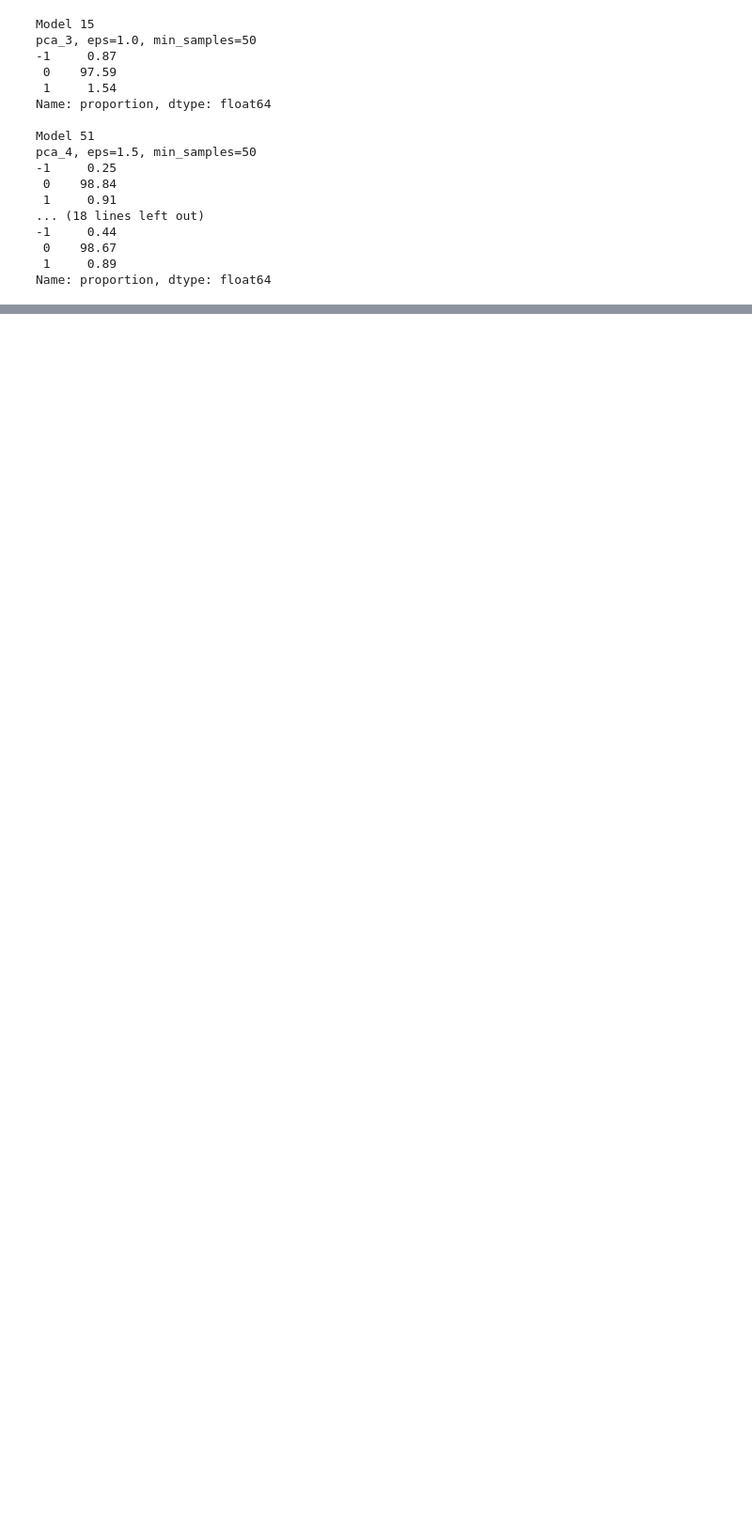
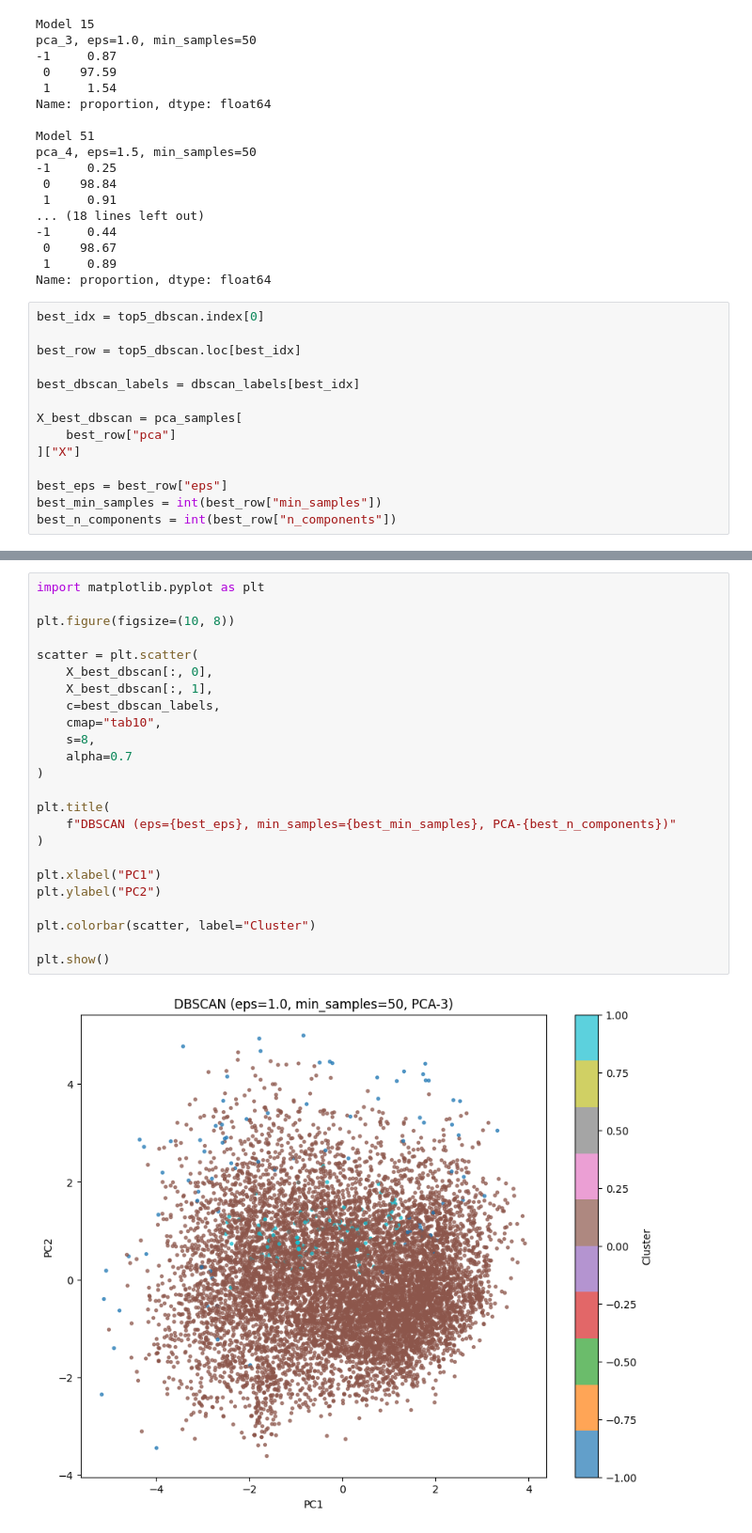
Before and after one commit to MarinaVr1/linkedin-job-postings-clustering, a Jupyter notebook: notebooks/clustering/dbscan.ipynb, the cells around one changed output, grey strips where cells are left out. Shown at 94% size. Cells and saved outputs as stored; diff of their text form; blank space fills up the shorter version.

Commit message:
Add visualisation in DBSCAN algorithm

```diff
--- a/notebooks/clustering/dbscan.ipynb
+++ b/notebooks/clustering/dbscan.ipynb
@@ -260,3 +260,17 @@ pca_4, eps=1.5, min_samples=50
  0    98.67
  1     0.89
 Name: proportion, dtype: float64
+# %%
+best_idx = top5_dbscan.index[0]
+
+best_row = top5_dbscan.loc[best_idx]
+
+best_dbscan_labels = dbscan_labels[best_idx]
+
+X_best_dbscan = pca_samples[
+    best_row["pca"]
+]["X"]
+
+best_eps = best_row["eps"]
+best_min_samples = int(best_row["min_samples"])
+best_n_components = int(best_row["n_components"])
@@ -262,0 +279,26 @@ Name: proportion, dtype: float64
+# %%
+import matplotlib.pyplot as plt
+
+plt.figure(figsize=(10, 8))
+
+scatter = plt.scatter(
+    X_best_dbscan[:, 0],
+    X_best_dbscan[:, 1],
+    c=best_dbscan_labels,
+    cmap="tab10",
+    s=8,
+    alpha=0.7
+)
+
+plt.title(
+    f"DBSCAN (eps={best_eps}, min_samples={best_min_samples}, PCA-{best_n_components})"
+)
+
+plt.xlabel("PC1")
+plt.ylabel("PC2")
+
+plt.colorbar(scatter, label="Cluster")
+
+plt.show()
+# %% [output]
+[figure, added]
```
Also changed, not shown: parts of 2 cells of this notebook.
